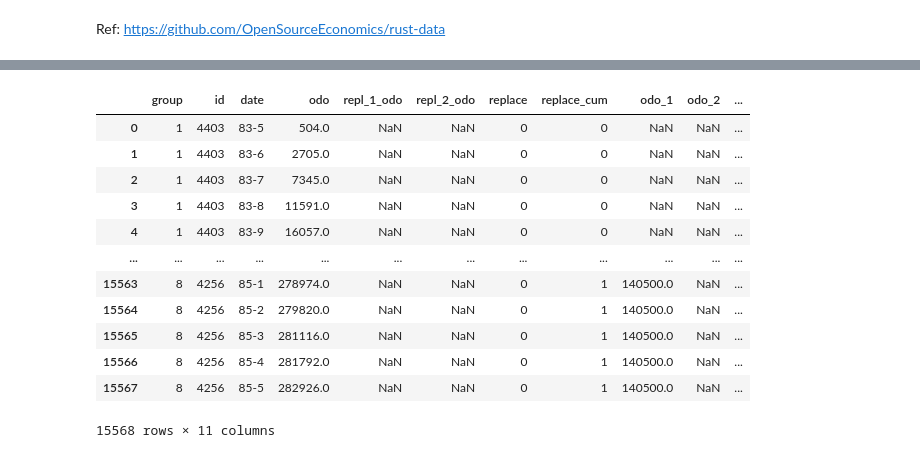
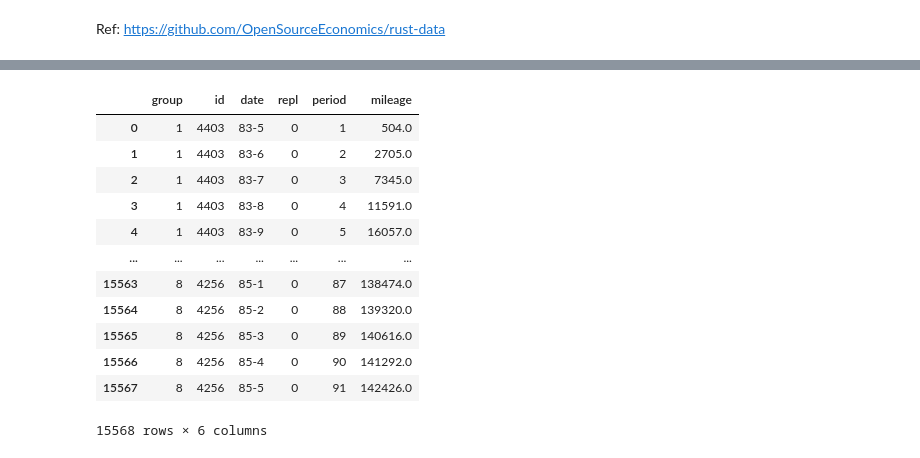
Before and after one commit to eurobae/structural-kr, a Jupyter notebook: 05-NFXP.ipynb, the cells around one changed output, grey strips where cells are left out. Drawn from its saved outputs; the diff is of its cells as text; code cells hidden in the pictures.

```diff
--- a/05-NFXP.ipynb
+++ b/05-NFXP.ipynb
@@ -106,6 +97,7 @@ data = None
 
 g_id = 1
 for g in [g1,g2,g3,g4,g5,g6,g7,g8]:
+# for g in [g5]:
     # 헤더: 버스 ID, 구매 일자, 교체 시점 및 odometer readings, 최초 관측 일자 (일자들은 연/월 구분)
     head = pd.DataFrame(g[:,:11], columns=["id","purc_m","purc_y",
                                             "repl_1_m","repl_1_y","repl_1_odo",
@@ -129,6 +121,9 @@ for g in [g1,g2,g3,g4,g5,g6,g7,g8]:
     g_ref.insert(loc=0, column="group", value=g_id) # 그룹 ID
 
     # 헤더 정보와 패널로 변환한 본문 결합
+    head["date_begin"] = head.apply(lambda row: str(row["begin_y"])+"-"+str(row["begin_m"]), axis=1)
+    g_ref = pd.merge(g_ref, head[["id","date_begin"]], how="left") #### maybe ignorable
+
     head["date"] = head.apply(lambda row: str(row["repl_1_y"])+"-"+str(row["repl_1_m"]), axis=1)
     repl_1 = head[["id","date","repl_1_odo"]].query("repl_1_odo != 0")
     g_ref = pd.merge(g_ref, repl_1, how="left")
@@ -137,53 +132,65 @@ for g in [g1,g2,g3,g4,g5,g6,g7,g8]:
     repl_2 = head[["id","date","repl_2_odo"]].query("repl_2_odo != 0")
     g_ref = pd.merge(g_ref, repl_2, how="left")
 
-    # 종속변수 replace: 엔진 교체 여부 (0 또는 1)
-    g_ref["replace"] = g_ref.apply(lambda row: 1 if row["repl_1_odo"]==row["repl_1_odo"] or row["repl_2_odo"]==row["repl_2_odo"] \
-                                   else 0, axis=1)
-    g_ref["replace_cum"] = g_ref.groupby("id").replace.cumsum()
+    # 종속변수 repl: 엔진 교체 여부 (0 또는 1)
+    g_ref["repl"] = g_ref.apply(lambda row: 1 if row["repl_1_odo"]==row["repl_1_odo"] or row["repl_2_odo"]==row["repl_2_odo"] \
+                                else 0, axis=1)
+    g_ref["repl_cum"] = g_ref.groupby("id").repl.cumsum()
+
+    p_list = []
+    for b_id, b in g_ref.groupby("id")["repl"]:
+        p = 1
+        for d in b:
+            if d == 0:
+                p_list.append(p)
+                p += 1
+            else:
+                p_list.append(p)
+                p = 0
+    g_ref["period"] = p_list
 
     # 설명변수 mileage: mileage at replacement
     tmp = g_ref.groupby("id").repl_1_odo.max().to_frame("odo_1").reset_index()
     g_ref = pd.merge(g_ref, tmp, how="outer")
     tmp = g_ref.groupby("id").repl_2_odo.max().to_frame("odo_2").reset_index()
     g_ref = pd.merge(g_ref, tmp, how="outer")
 
     def x_ref(row):
-        if row["replace"]==1 and row["replace_cum"]==1:
+        if row["repl"]==1 and row["repl_cum"]==1:
             return row["repl_1_odo"]
-        elif row["replace"]==1 and row["replace_cum"]==2:
+        elif row["repl"]==1 and row["repl_cum"]==2:
             return row["repl_2_odo"] - row["odo_1"]
-        elif row["replace"]==0 and row["replace_cum"]==0:
+        elif row["repl"]==0 and row["repl_cum"]==0:
             return row["odo"]
-        elif row["replace"]==0 and row["replace_cum"]==1:
+        elif row["repl"]==0 and row["repl_cum"]==1:
             return row["odo"] - row["odo_1"]
-        elif row["replace"]==0 and row["replace_cum"]==2:
+        elif row["repl"]==0 and row["repl_cum"]==2:
             return row["odo"] - row["odo_2"]
     g_ref["mileage"] = g_ref.apply(x_ref, axis=1)
 
     # 불필요한 변수 제거
-    #g_ref.drop(columns=["odo","repl_1_odo","repl_2_odo","replace_cum","odo_1","odo_2"], inplace=True)
+    g_ref.drop(columns=["odo","repl_1_odo","repl_2_odo","repl_cum","odo_1","odo_2","date_begin"], inplace=True)
 
     # concat
     if data is None:
         data = g_ref
     else:
         data = pd.concat([data, g_ref]).reset_index(drop=True)
 
     g_id += 1
 
 data
 # %% [output]
-|  | group | id | date | odo | repl_1_odo | repl_2_odo | replace | replace_cum | odo_1 | odo_2 | ... |
-| 0 | 1 | 4403 | 83-5 | 504.0 | NaN | NaN | 0 | 0 | NaN | NaN | ... |
-| 1 | 1 | 4403 | 83-6 | 2705.0 | NaN | NaN | 0 | 0 | NaN | NaN | ... |
-| 2 | 1 | 4403 | 83-7 | 7345.0 | NaN | NaN | 0 | 0 | NaN | NaN | ... |
-| 3 | 1 | 4403 | 83-8 | 11591.0 | NaN | NaN | 0 | 0 | NaN | NaN | ... |
-| 4 | 1 | 4403 | 83-9 | 16057.0 | NaN | NaN | 0 | 0 | NaN | NaN | ... |
-| ... | ... | ... | ... | ... | ... | ... | ... | ... | ... | ... | ... |
-| 15563 | 8 | 4256 | 85-1 | 278974.0 | NaN | NaN | 0 | 1 | 140500.0 | NaN | ... |
-| 15564 | 8 | 4256 | 85-2 | 279820.0 | NaN | NaN | 0 | 1 | 140500.0 | NaN | ... |
-| 15565 | 8 | 4256 | 85-3 | 281116.0 | NaN | NaN | 0 | 1 | 140500.0 | NaN | ... |
-| 15566 | 8 | 4256 | 85-4 | 281792.0 | NaN | NaN | 0 | 1 | 140500.0 | NaN | ... |
-| 15567 | 8 | 4256 | 85-5 | 282926.0 | NaN | NaN | 0 | 1 | 140500.0 | NaN | ... |
+|  | group | id | date | repl | period | mileage |
+| 0 | 1 | 4403 | 83-5 | 0 | 1 | 504.0 |
+| 1 | 1 | 4403 | 83-6 | 0 | 2 | 2705.0 |
+| 2 | 1 | 4403 | 83-7 | 0 | 3 | 7345.0 |
+| 3 | 1 | 4403 | 83-8 | 0 | 4 | 11591.0 |
+| 4 | 1 | 4403 | 83-9 | 0 | 5 | 16057.0 |
+| ... | ... | ... | ... | ... | ... | ... |
+| 15563 | 8 | 4256 | 85-1 | 0 | 87 | 138474.0 |
+| 15564 | 8 | 4256 | 85-2 | 0 | 88 | 139320.0 |
+| 15565 | 8 | 4256 | 85-3 | 0 | 89 | 140616.0 |
+| 15566 | 8 | 4256 | 85-4 | 0 | 90 | 141292.0 |
+| 15567 | 8 | 4256 | 85-5 | 0 | 91 | 142426.0 |
-15568 rows × 11 columns
+15568 rows × 6 columns
```
Also changed, not shown: parts of 8 cells of this notebook.
